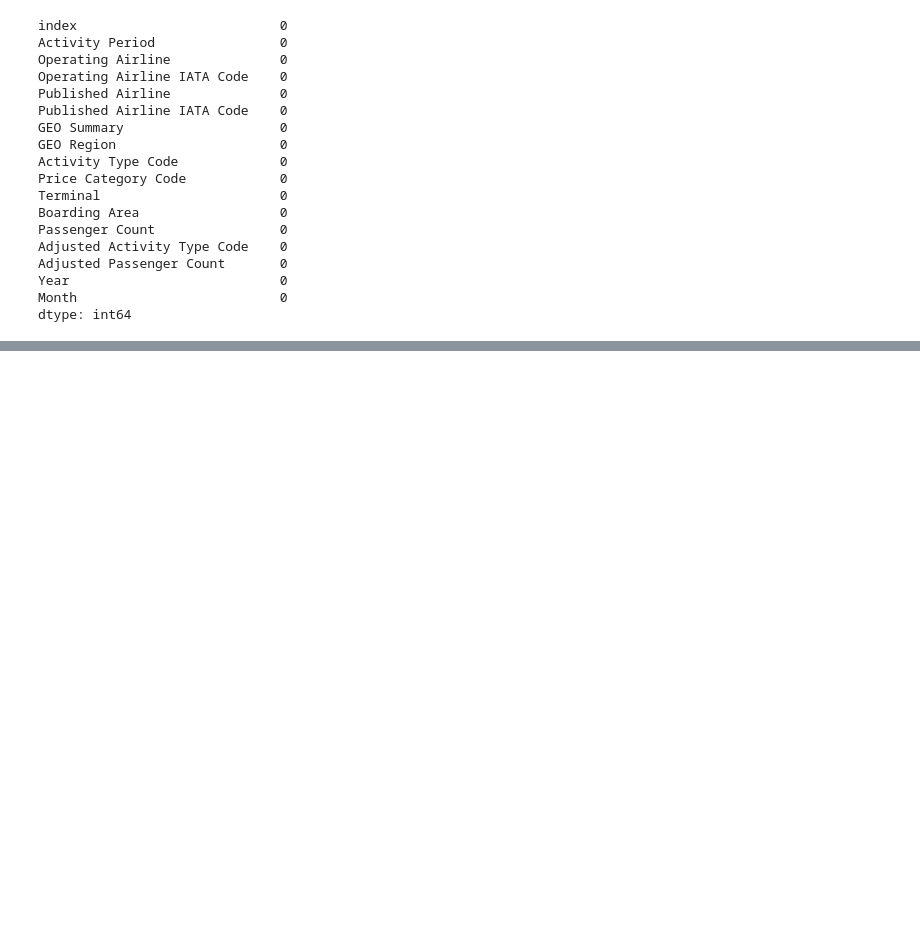
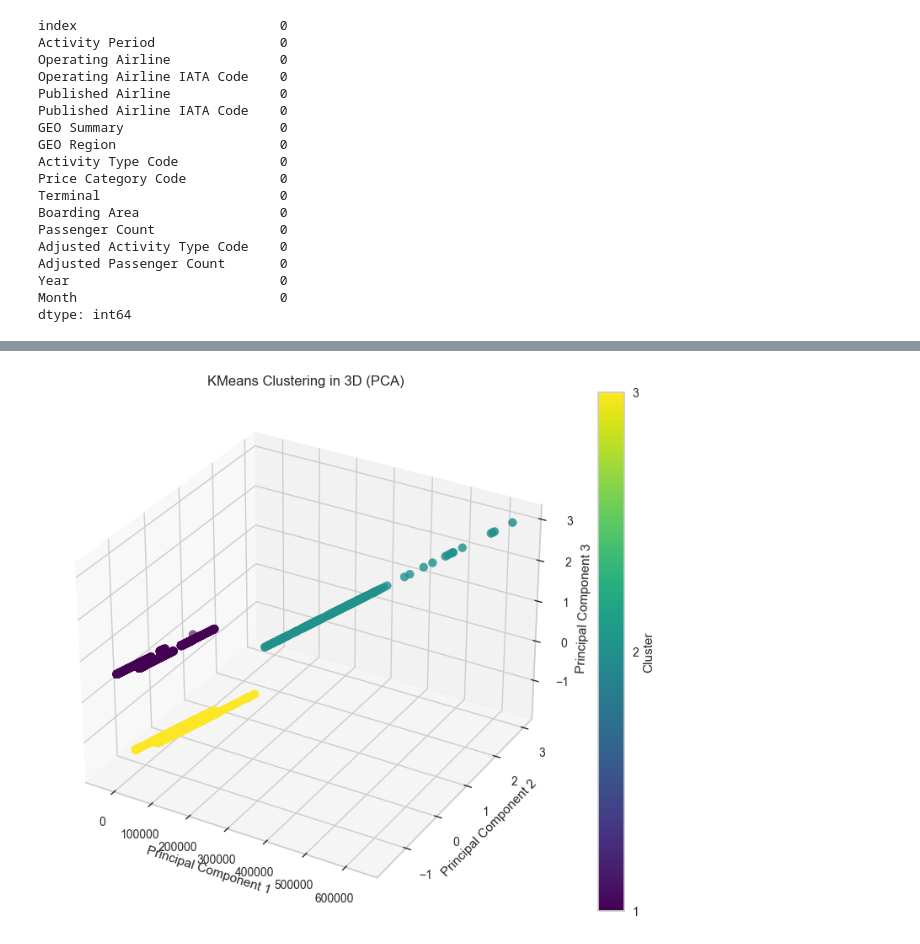
Before and after one commit to ardzz/machine-learning-college, a Jupyter notebook: Clustering/cluster_solver.ipynb, the cells around one changed output, grey strips where cells are left out. Drawn from its saved outputs; the diff is of its cells as text; code cells hidden in the pictures; blank space fills up the shorter version.

```diff
--- a/Clustering/cluster_solver.ipynb
+++ b/Clustering/cluster_solver.ipynb
@@ -198,0 +200,28 @@ plt.show()
+# %%
+import numpy as np
+
+# Reduce dimensionality to 3D for visualization
+pca_3d = PCA(n_components=3)
+x_3d = pca_3d.fit_transform(x)
+
+# Visualize clusters in 3D
+fig = plt.figure(figsize=(10, 8))
+ax = fig.add_subplot(111, projection='3d')
+
+# Scatter plot
+scatter = ax.scatter(x_3d[:, 0], x_3d[:, 1], x_3d[:, 2], c=prediction, cmap='viridis', s=50)
+
+# Label axes
+ax.set_xlabel('Principal Component 1')
+ax.set_ylabel('Principal Component 2')
+ax.set_zlabel('Principal Component 3')
+
+# Add color bar
+legend = plt.colorbar(scatter, ax=ax, label='Cluster')
+legend.set_ticks(np.unique(prediction))
+legend.set_ticklabels(range(1, len(np.unique(prediction)) + 1))
+
+plt.title('KMeans Clustering in 3D (PCA)')
+plt.show()
+# %% [output]
+[figure, added]
```
Also changed, not shown: parts of 9 cells of this notebook, 1 other file.
